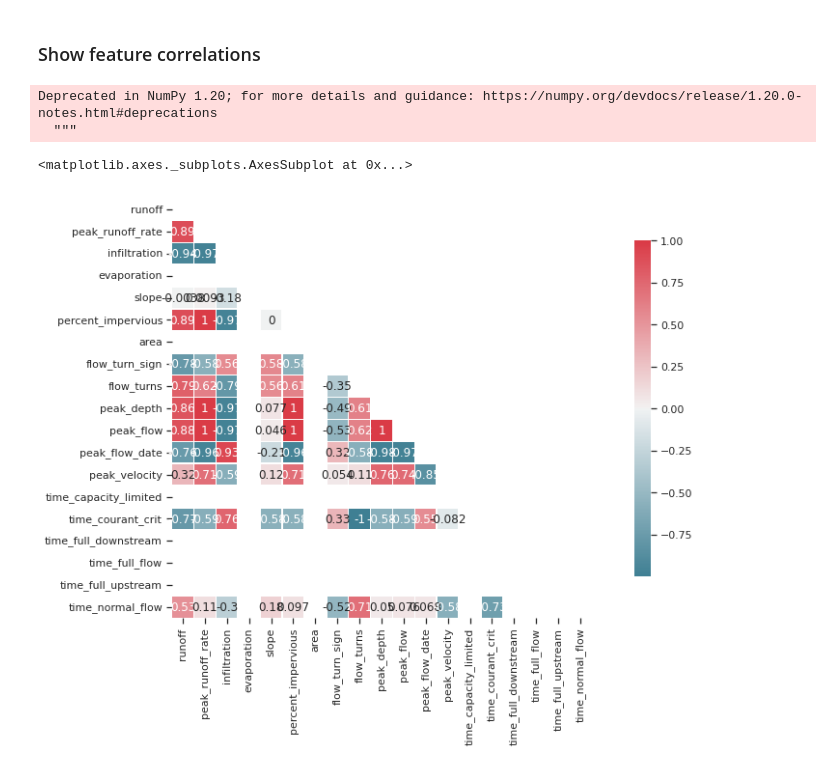
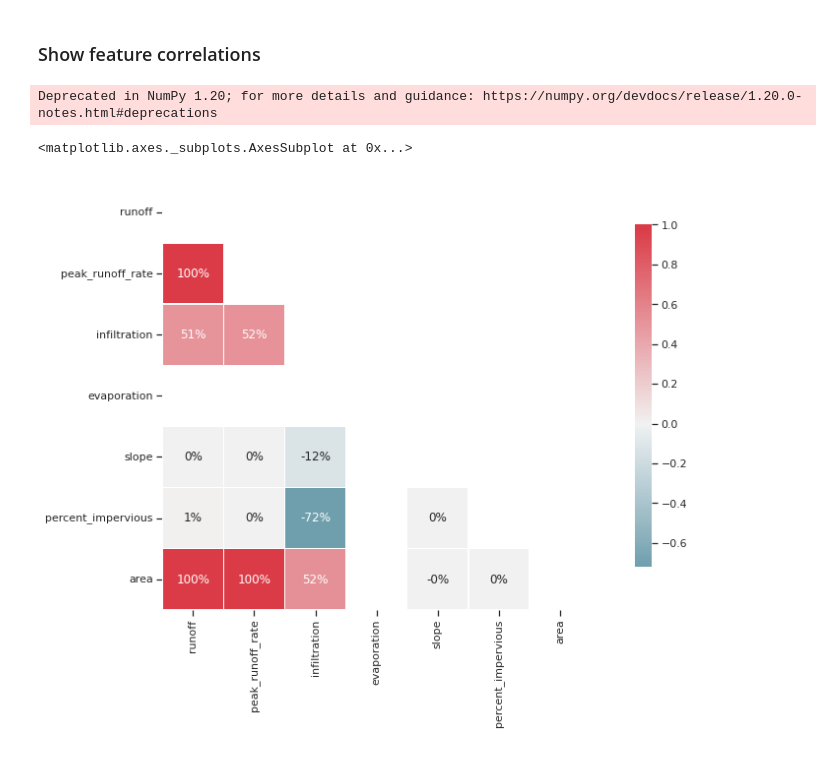
Before and after one commit to BuczynskiRafal/pipe_calculations, a Jupyter notebook: Catchments.ipynb, the cells around one changed output. Cells and saved outputs as stored; diff of their text form; code cells hidden in the pictures.

```diff
--- a/Catchments.ipynb
+++ b/Catchments.ipynb
@@ -564,7 +640,7 @@ def calculate(subcatchment_id=None, conduit_id=None, file_path='example_copy.inp
 
 def simulate_catchment_features(subcatchment_id=None, conduit_id=None, min=1, max=100, step=1, file_path='example_copy.inp'):
     catchment_data = {"runoff": [], "peak_runoff_rate": [], "infiltration": [], "evaporation": []}
-    conduit_data = {'flow_turn_sign': [], 'flow_turns': [], 'peak_depth': [], 'peak_flow': [], 'peak_flow_date': [], 'peak_velocity': [], 'time_capacity_limited': [], 'time_courant_crit': [], 'time_full_downstream': [], 'time_full_flow': [], 'time_full_upstream': [], 'time_normal_flow': []}
+    # conduit_data = {'flow_turn_sign': [], 'flow_turns': [], 'peak_depth': [], 'peak_flow': [], 'peak_flow_date': [], 'peak_velocity': [], 'time_capacity_limited': [], 'time_courant_crit': [], 'time_full_downstream': [], 'time_full_flow': [], 'time_full_upstream': [], 'time_normal_flow': []}
     iterator = [min]
     counter = min
     while counter < max:
@@ -586,27 +662,28 @@ def simulate_catchment_features(subcatchment_id=None, conduit_id=None, min=1, ma
 
                 with Simulation(model.inp.path) as sim:
                     catchment = Subcatchments(sim)[subcatchment_id]
-                    conduit = Links(sim)[conduit_id]
+                    # conduit = Links(sim)[conduit_id]
                     catchment.slope = s/100
                     catchment.area = a
                     for _ in sim: pass
                     catchment_stats = catchment.statistics
-                    conduit_stats = conduit.conduit_statistics
+                    # conduit_stats = conduit.conduit_statistics
 
                 # catchment_stats, conduit_stats = calculate(subcatchment_id=subcatchment_id,  conduit_id=conduit_id, file_path=model.inp.path)
                 for key in catchment_data:
                     catchment_data[key].append(catchment_stats[key])
-                for key in conduit_data:
-                    conduit_data[key].append(conduit_stats[key])
+                # for key in conduit_data:
+                #     conduit_data[key].append(conduit_stats[key])
                 counter += step
     catchment_data["slope"] = slope
     catchment_data["percent_impervious"] = percent_impervious
     catchment_data["area"] = area
-    return pd.DataFrame(data={**catchment_data, **conduit_data})
+    return pd.DataFrame(data={**catchment_data})
+    # return pd.DataFrame(data={**catchment_data, **conduit_data})
 # %% [markdown]
 ## Get features data
 # %%
-analyse = simulate_catchment_features("S1", "C3", step=100)
+analyse = simulate_catchment_features("S1", "C3", step=10)
 # %% [output]
 example_copy.rpt failed to initialize
 local variable 'swmm_version' referenced before assignment
@@ -646,16 +729,15 @@ analyse.shape
 # %%
 df_corr = analyse.copy()
 corr = df_corr.corr()
 
 sns.set(style="ticks")
 mask = np.zeros_like(corr, dtype=np.bool)
 mask[np.triu_indices_from(mask)] = True
 f, ax = plt.subplots(figsize=(16, 8))
 cmap = sns.diverging_palette(220, 10, as_cmap=True)
-sns.heatmap(corr, mask=mask, cmap=cmap, vmax=1, center=0, annot=True,
+sns.heatmap(corr, mask=mask, cmap=cmap, vmax=1, center=0, annot=True, fmt=".0%",
             square=True, linewidths=.5, cbar_kws={"shrink": 0.8})
 # %% [output]
 Deprecated in NumPy 1.20; for more details and guidance: https://numpy.org/devdocs/release/1.20.0-notes.html#deprecations
-  """
 <matplotlib.axes._subplots.AxesSubplot at 0x...>
-[figure, old version]
+[figure, new version]
```
Also changed, not shown: parts of 13 cells of this notebook.
